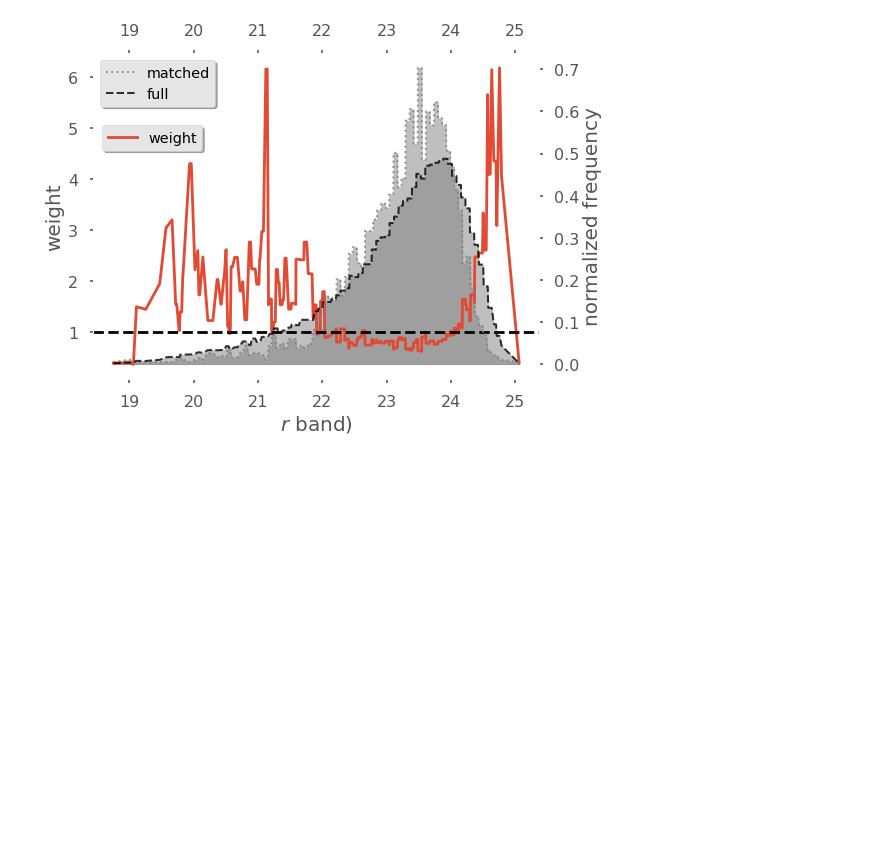
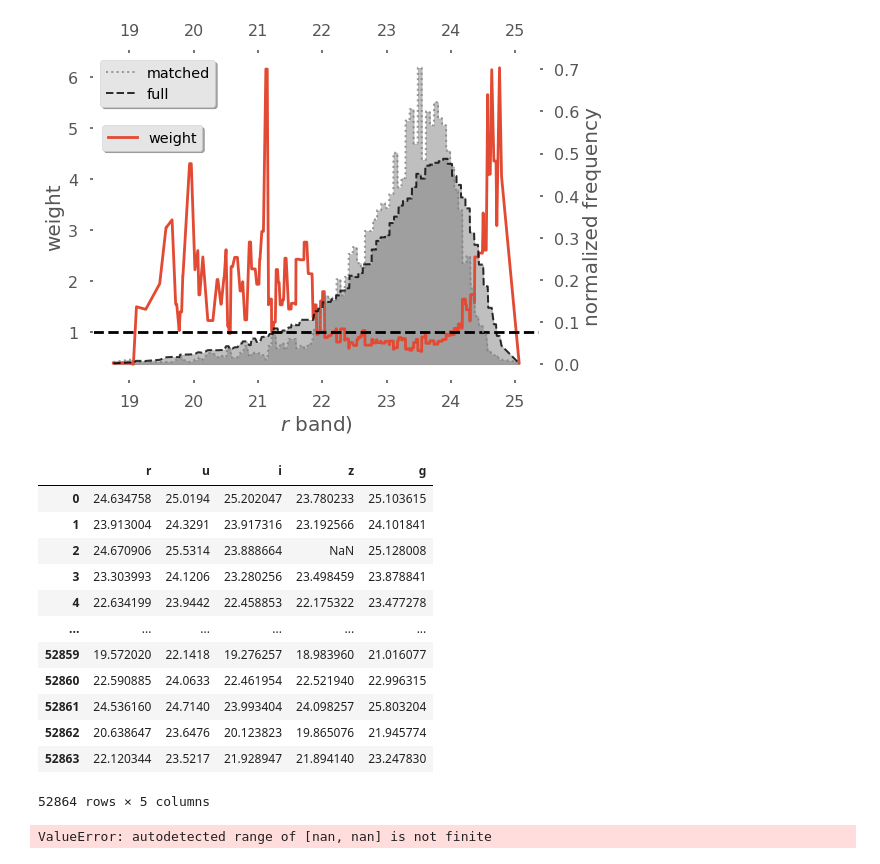
Before and after one commit to martinkilbinger/shapepipe_photoz, a Jupyter notebook: plot_cat.ipynb, the cells around one changed output. Cells and saved outputs as stored; diff of their text form; code cells hidden in the pictures; blank space fills up the shorter version.

```diff
--- a/plot_cat.ipynb
+++ b/plot_cat.ipynb
@@ -127,10 +133,26 @@ plt.savefig('mag_weight_dist_deep23.pdf', bbox_inches='tight', transparent=True)
 plt.show()
 # %% [output]
 [figure]
+# %%
+df_unmatched
+# %% [output]
+|  | r | u | i | z | g |
+| 0 | 24.634758 | 25.0194 | 25.202047 | 23.780233 | 25.103615 |
+| 1 | 23.913004 | 24.3291 | 23.917316 | 23.192566 | 24.101841 |
+| 2 | 24.670906 | 25.5314 | 23.888664 | NaN | 25.128008 |
+| 3 | 23.303993 | 24.1206 | 23.280256 | 23.498459 | 23.878841 |
+| 4 | 22.634199 | 23.9442 | 22.458853 | 22.175322 | 23.477278 |
+| ... | ... | ... | ... | ... | ... |
+| 52859 | 19.572020 | 22.1418 | 19.276257 | 18.983960 | 21.016077 |
+| 52860 | 22.590885 | 24.0633 | 22.461954 | 22.521940 | 22.996315 |
+| 52861 | 24.536160 | 24.7140 | 23.993404 | 24.098257 | 25.803204 |
+| 52862 | 20.638647 | 23.6476 | 20.123823 | 19.865076 | 21.945774 |
+| 52863 | 22.120344 | 23.5217 | 21.928947 | 21.894140 | 23.247830 |
+52864 rows × 5 columns
 # %%
-df_matched = pd.read_csv('output/' + 'ps3pi_cfis' + '/CFIS_matched_deep_2_3_catalog_R' + '/files/' + 'CFIS_matched_deep_2_3_catalog_R_preprocessed' + '.csv')
+df_matched = pd.read_csv('CFIS_matched_deep_2_3_catalog_R_preprocessed' + '.csv')
 df_matched = df_matched.dropna()
-df_unmatched = pd.read_csv('output/' + 'ps3pi_cfis' + '/CFIS_matched_deep_2_3_catalog_R' + '/files/' + 'MediumDeep_IZG_CFHT_U_CFIS_R_catalog_unmatched' + '.csv')
+df_unmatched = pd.read_csv('MediumDeep_IZG_CFHT_U_CFIS_R_catalog_unmatched' + '.csv')
 
 n = 100
 
@@ -215,6 +237,8 @@ ax1.patch.set_visible(False)
 
 # plt.savefig('output/' + 'ps3pi_cfis' + '/CFIS_matched_deep_2_3_catalog_R' + '/figures/' + 'weight_distribution' + '.pdf', bbox_inches='tight', transparent=True)
 plt.show()
+# %% [output]
+ValueError: autodetected range of [nan, nan] is not finite
 # %%
 path = os.getcwd() + '/'
 
```
Also changed, not shown: parts of 9 cells of this notebook.
